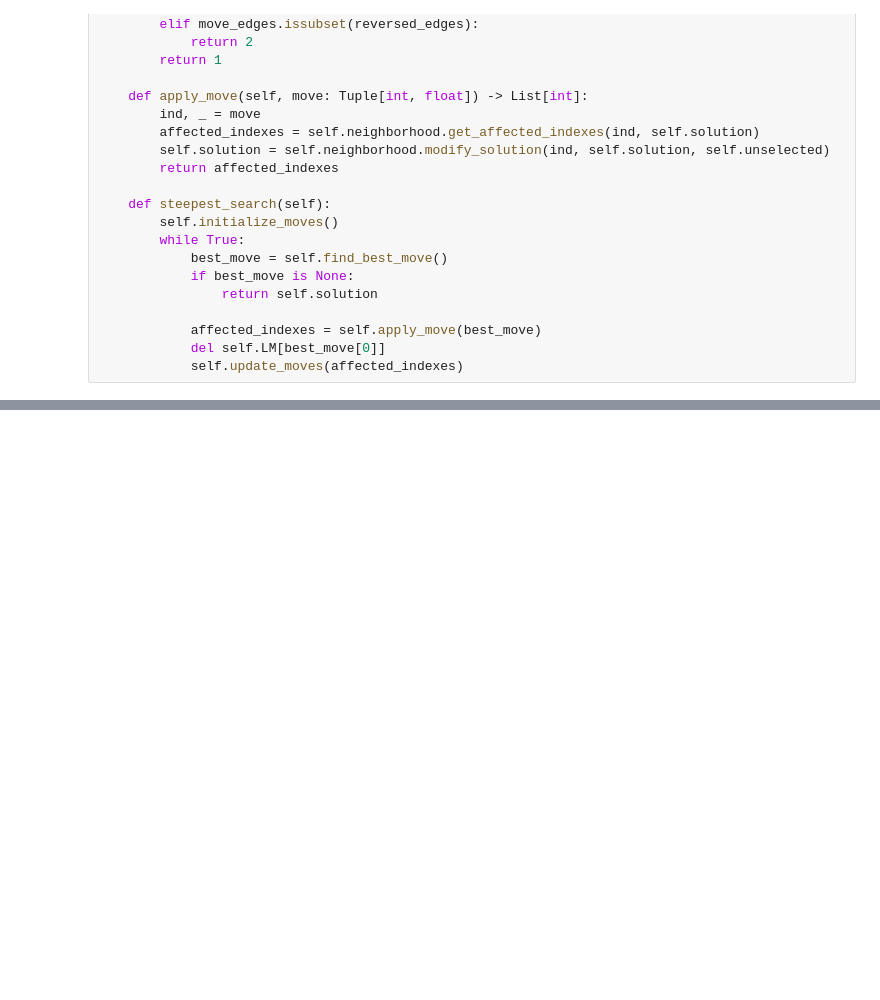
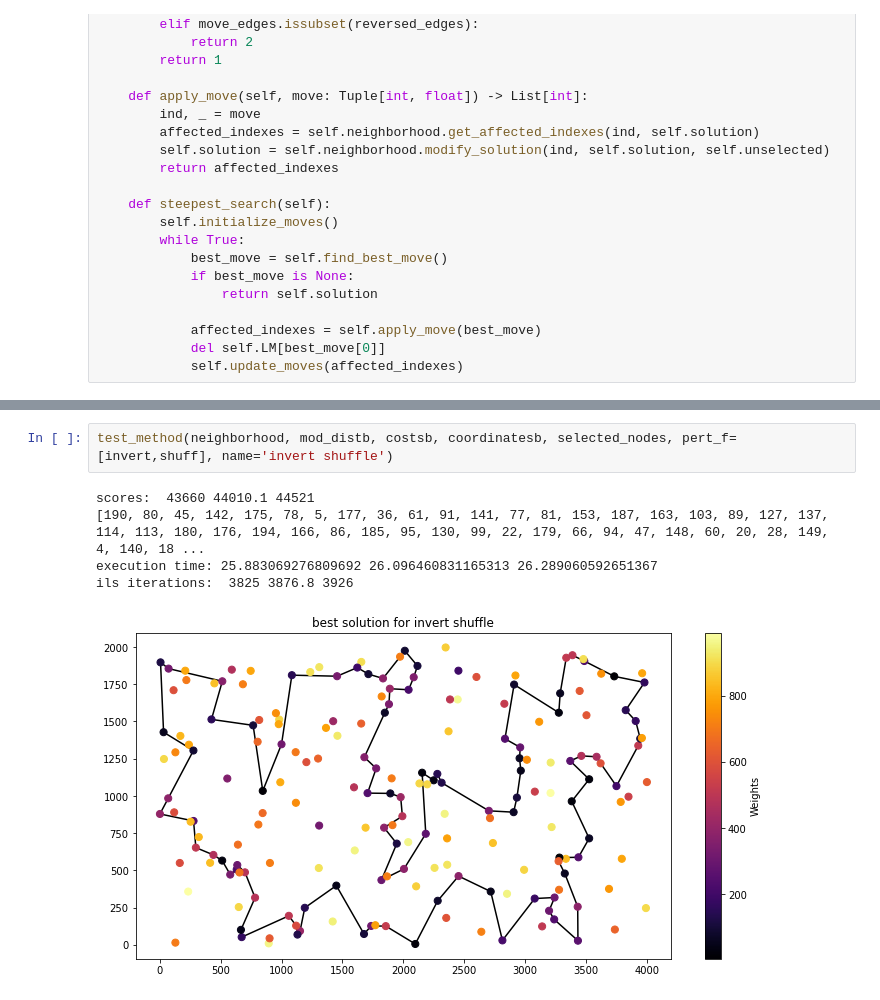
Before and after one commit to krzysztof-m-w/evolutionary_computation, a Jupyter notebook: lab10/ec10.ipynb, the cells around one changed output, grey strips where cells are left out. Saved outputs shown, nothing was run; the diff lists cells and outputs as text; blank space fills up the shorter version.

```diff
--- a/lab10/ec10.ipynb
+++ b/lab10/ec10.ipynb
@@ -794,0 +512,8 @@ d.to_csv('data.csv')
+# %%
+test_method(neighborhood, mod_distb, costsb, coordinatesb, selected_nodes, pert_f=[invert,shuff], name='invert shuffle')
+# %% [output]
+scores:  43660 44010.1 44521
+[190, 80, 45, 142, 175, 78, 5, 177, 36, 61, 91, 141, 77, 81, 153, 187, 163, 103, 89, 127, 137, 114, 113, 180, 176, 194, 166, 86, 185, 95, 130, 99, 22, 179, 66, 94, 47, 148, 60, 20, 28, 149, 4, 140, 18 ...
+execution time: 25.883069276809692 26.096460831165313 26.289060592651367
+ils iterations:  3825 3876.8 3926
+[figure, added]
```
Also changed, not shown: parts of 29 cells of this notebook.
